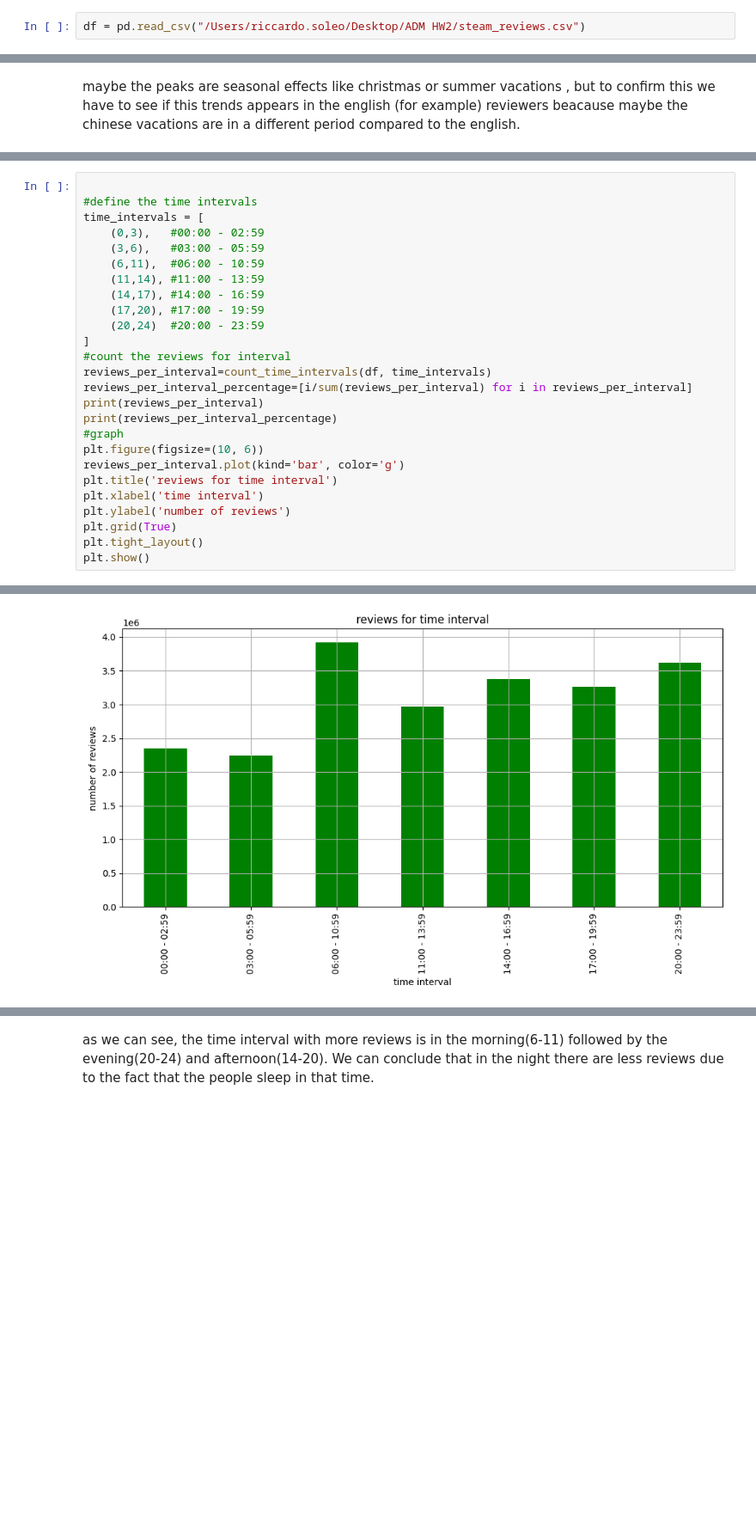
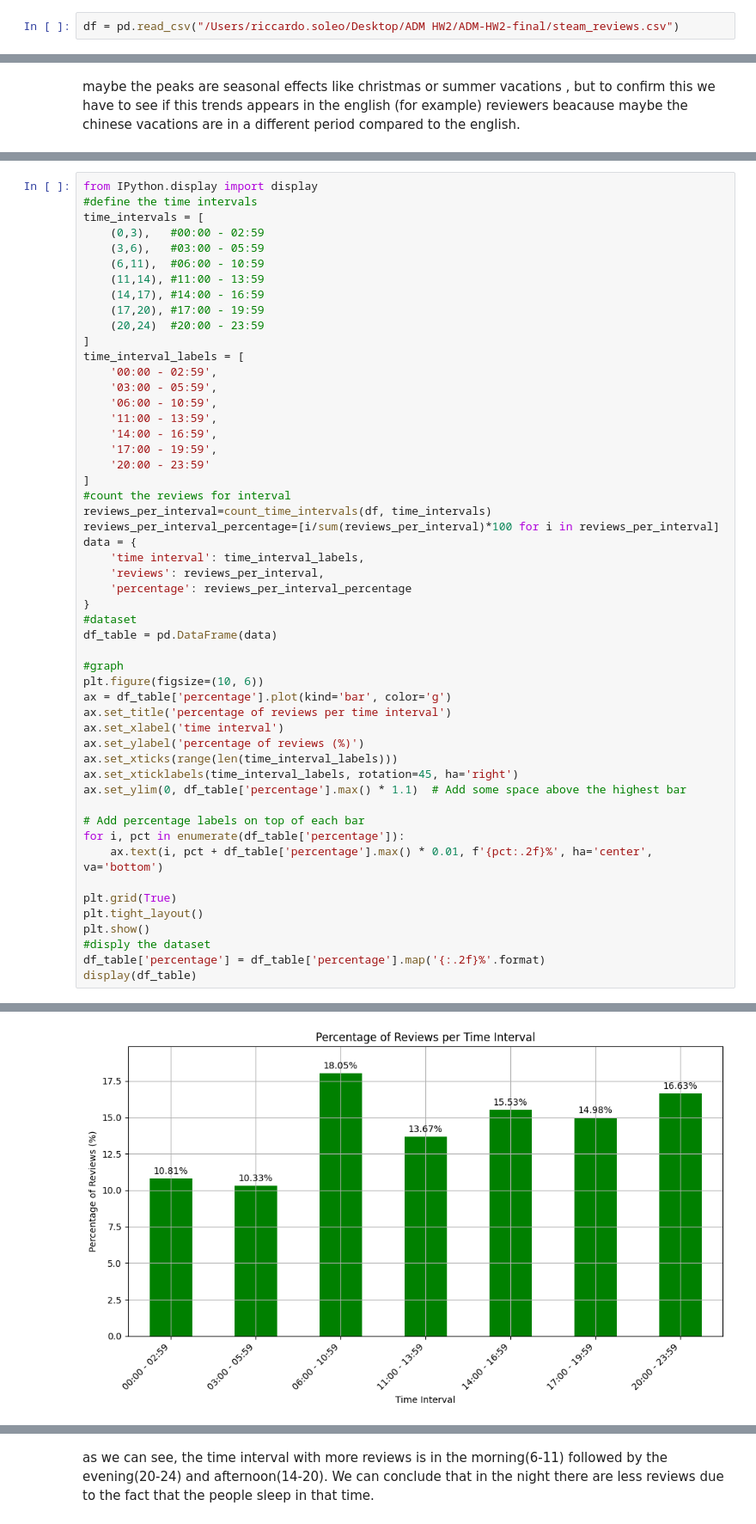
Before and after one commit to Ricksoleo/ADM-HW2-final, a Jupyter notebook: HW2.ipynb, the cells around one changed output, grey strips where cells are left out. Shown at 86% size. Drawn from its saved outputs; the diff is of its cells as text; blank space fills up the shorter version.

```diff
--- a/HW2.ipynb
+++ b/HW2.ipynb
@@ -8,2 +7,2 @@ from scipy.stats import pearsonr
 # %%
-df = pd.read_csv("/Users/riccardo.soleo/Desktop/ADM HW2/steam_reviews.csv")
+df = pd.read_csv("/Users/riccardo.soleo/Desktop/ADM HW2/ADM-HW2-final/steam_reviews.csv")
@@ -457,7 +554,7 @@ def count_time_intervals(df, time_intervals):
 
     return reviews_per_time_group
 # %%
-
+from IPython.display import display
 #define the time intervals
 time_intervals = [
     (0,3),   #00:00 - 02:59
@@ -468,18 +565,44 @@ time_intervals = [
     (17,20), #17:00 - 19:59
     (20,24)  #20:00 - 23:59
 ]
+time_interval_labels = [
+    '00:00 - 02:59',
+    '03:00 - 05:59',
+    '06:00 - 10:59',
+    '11:00 - 13:59',
+    '14:00 - 16:59',
+    '17:00 - 19:59',
+    '20:00 - 23:59'
+]
 #count the reviews for interval
 reviews_per_interval=count_time_intervals(df, time_intervals)
-reviews_per_interval_percentage=[i/sum(reviews_per_interval) for i in reviews_per_interval]
-print(reviews_per_interval)
-print(reviews_per_interval_percentage)
+reviews_per_interval_percentage=[i/sum(reviews_per_interval)*100 for i in reviews_per_interval]
+data = {
+    'time interval': time_interval_labels,
+    'reviews': reviews_per_interval,
+    'percentage': reviews_per_interval_percentage
+}
+#dataset
+df_table = pd.DataFrame(data)
+
 #graph
 plt.figure(figsize=(10, 6))
-reviews_per_interval.plot(kind='bar', color='g')
-plt.title('reviews for time interval')
-plt.xlabel('time interval')
-plt.ylabel('number of reviews')
+ax = df_table['percentage'].plot(kind='bar', color='g')
+ax.set_title('percentage of reviews per time interval')
+ax.set_xlabel('time interval')
+ax.set_ylabel('percentage of reviews (%)')
+ax.set_xticks(range(len(time_interval_labels)))
+ax.set_xticklabels(time_interval_labels, rotation=45, ha='right')
+ax.set_ylim(0, df_table['percentage'].max() * 1.1)  # Add some space above the highest bar
+
+# Add percentage labels on top of each bar
+for i, pct in enumerate(df_table['percentage']):
+    ax.text(i, pct + df_table['percentage'].max() * 0.01, f'{pct:.2f}%', ha='center', va='bottom')
+
 plt.grid(True)
 plt.tight_layout()
 plt.show()
+#disply the dataset
+df_table['percentage'] = df_table['percentage'].map('{:.2f}%'.format)
+display(df_table)
 # %% [output]
@@ -496 +609 @@ dtype: int64
-[figure, old version]
+[figure, new version]
```
Also changed, not shown: parts of 115 cells of this notebook.
